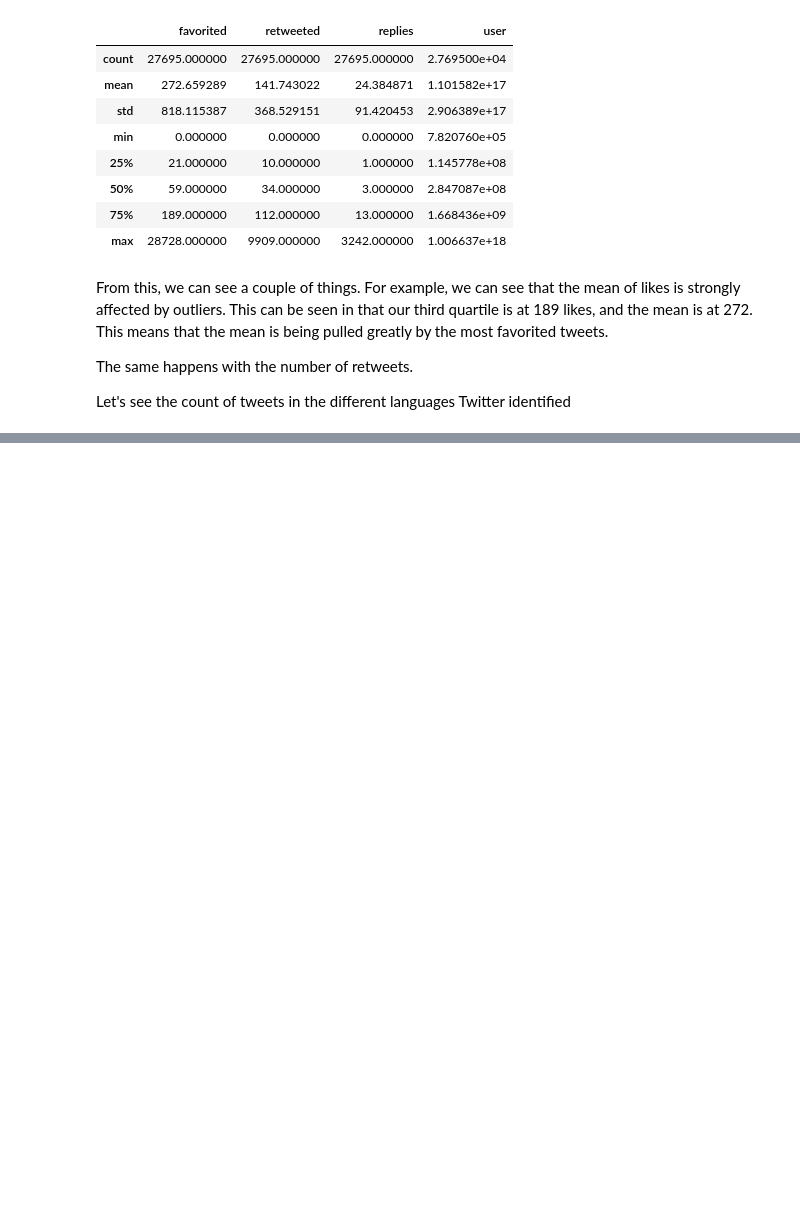
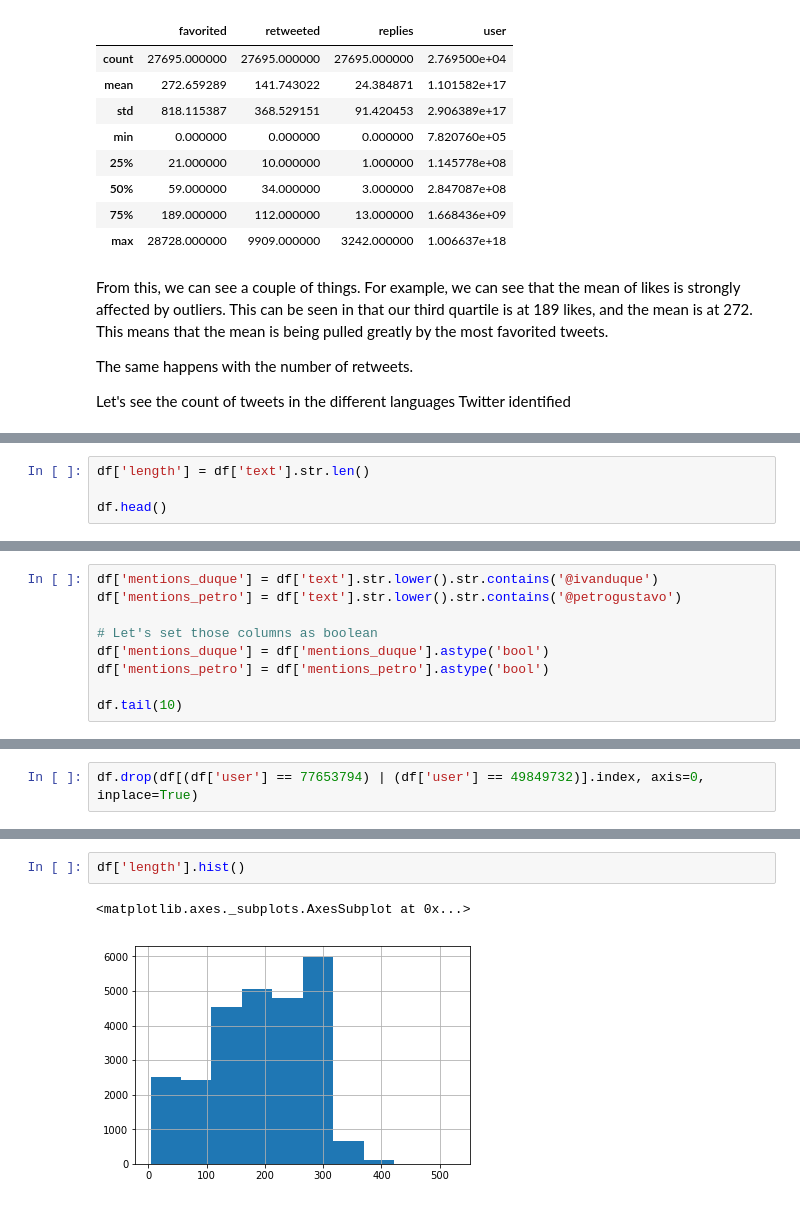
Before and after one commit to sbacarob/defamation-on-colombian-electoral-campaigns, a Jupyter notebook: analyzing_the_data.ipynb, the cells around one changed output, grey strips where cells are left out. Drawn from its saved outputs; the diff is of its cells as text; blank space fills up the shorter version.

```diff
--- a/analyzing_the_data.ipynb
+++ b/analyzing_the_data.ipynb
@@ -72,0 +102,4 @@ So according to this, there are tweets in various language mentioning the presid
+# %%
+df['length'] = df['text'].str.len()
+
+df.head()
@@ -72,0 +120,9 @@ So according to this, there are tweets in various language mentioning the presid
+# %%
+df['mentions_duque'] = df['text'].str.lower().str.contains('@ivanduque')
+df['mentions_petro'] = df['text'].str.lower().str.contains('@petrogustavo')
+
+# Let's set those columns as boolean
+df['mentions_duque'] = df['mentions_duque'].astype('bool')
+df['mentions_petro'] = df['mentions_petro'].astype('bool')
+
+df.tail(10)
@@ -72,0 +162,2 @@ So according to this, there are tweets in various language mentioning the presid
+# %%
+df.drop(df[(df['user'] == 77653794) | (df['user'] == 49849732)].index, axis=0, inplace=True)
@@ -72,0 +206,5 @@ So according to this, there are tweets in various language mentioning the presid
+# %%
+df['length'].hist()
+# %% [output]
+<matplotlib.axes._subplots.AxesSubplot at 0x...>
+[figure, added]
```
Also changed, not shown: parts of 49 cells of this notebook.
